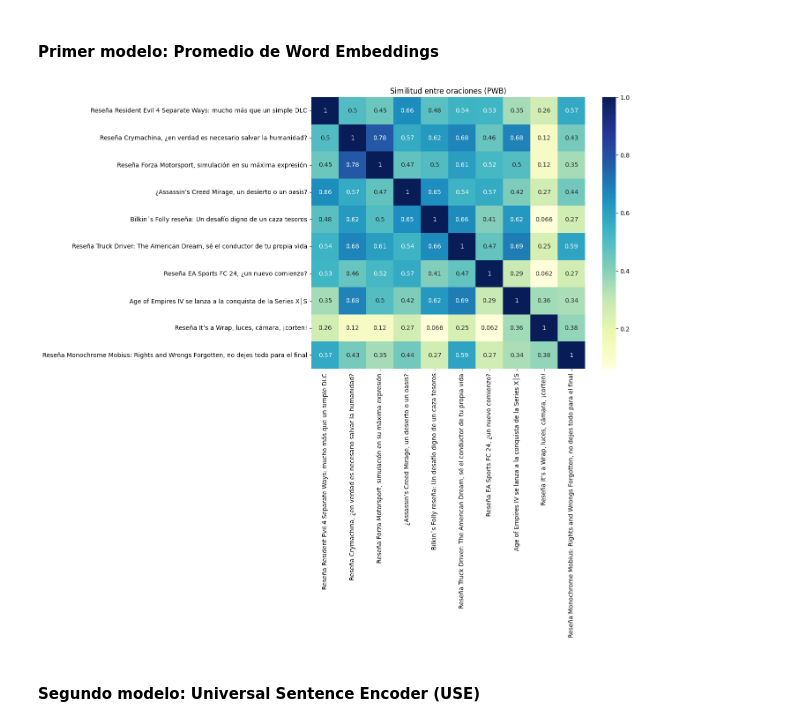
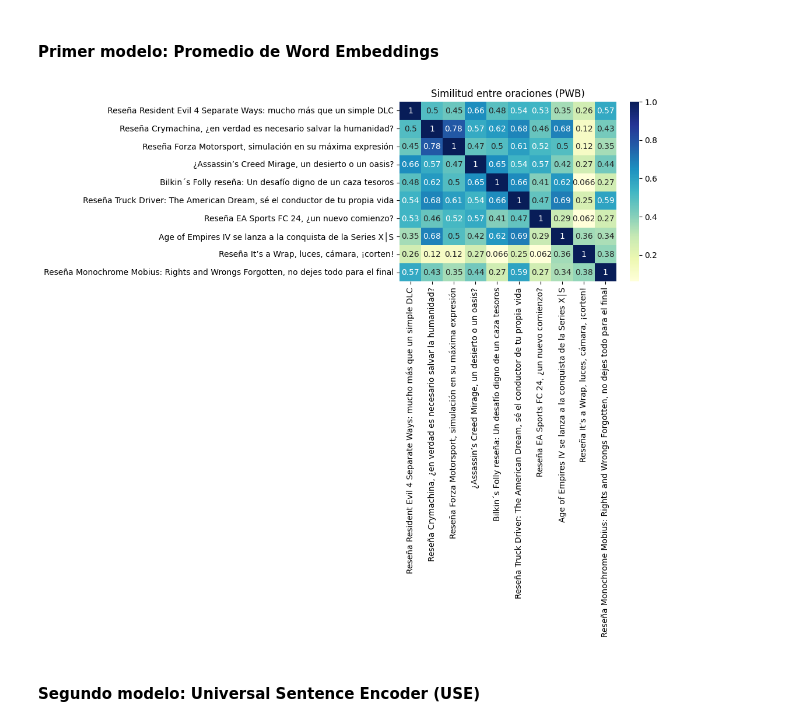
Before and after one commit to GusFontana404/NLP, a Jupyter notebook: TP_NLP.ipynb, the cells around one changed output. Drawn from its saved outputs; the diff is of its cells as text; code cells hidden in the pictures.

```diff
--- a/TP_NLP.ipynb
+++ b/TP_NLP.ipynb
@@ -644,22 +813,34 @@ for title in titles:
 # %% [markdown]
 #### Primer modelo: **Promedio de Word Embeddings**
 # %%
-nlp = en_core_web_md.load()
+# Cargamos el modelo de procesamiento de lenguaje natural
+nlp = spacy.load("en_core_web_md")
+
+# Creamos una lista para almacenar las similitudes
 similarities = []
+
+# Iteramos a través de la lista de títulos
 for i in titles_list:
     row = []
+
+    # Iteramos nuevamente a través de la lista de títulos para comparar con cada título
     for x in titles_list:
+        # Calculamos la similitud entre los títulos utilizando el modelo SpaCy
         sim = nlp(i).similarity(nlp(x))
+
+        # Agregamos el valor de similitud a la fila
         row.append(sim)
+
+    # Agregamos la fila de similitudes a la lista de similitudes
     similarities.append(row)
 
 # Creamos un mapa de calor de la matriz de similitud
-plt.figure(figsize=(10, 8))
+plt.figure(figsize=(6, 4))
 sns.heatmap(similarities, annot=True, xticklabels=titles, yticklabels=titles, cmap="YlGnBu")
 plt.title("Similitud entre oraciones (PWB)")
 plt.show()
 # %% [output]
-[figure, old version]
+[figure, new version]
 # %% [markdown]
 #### Segundo modelo: **Universal Sentence Encoder (USE)**
 # %%
```
Also changed, not shown: parts of 73 cells of this notebook.
